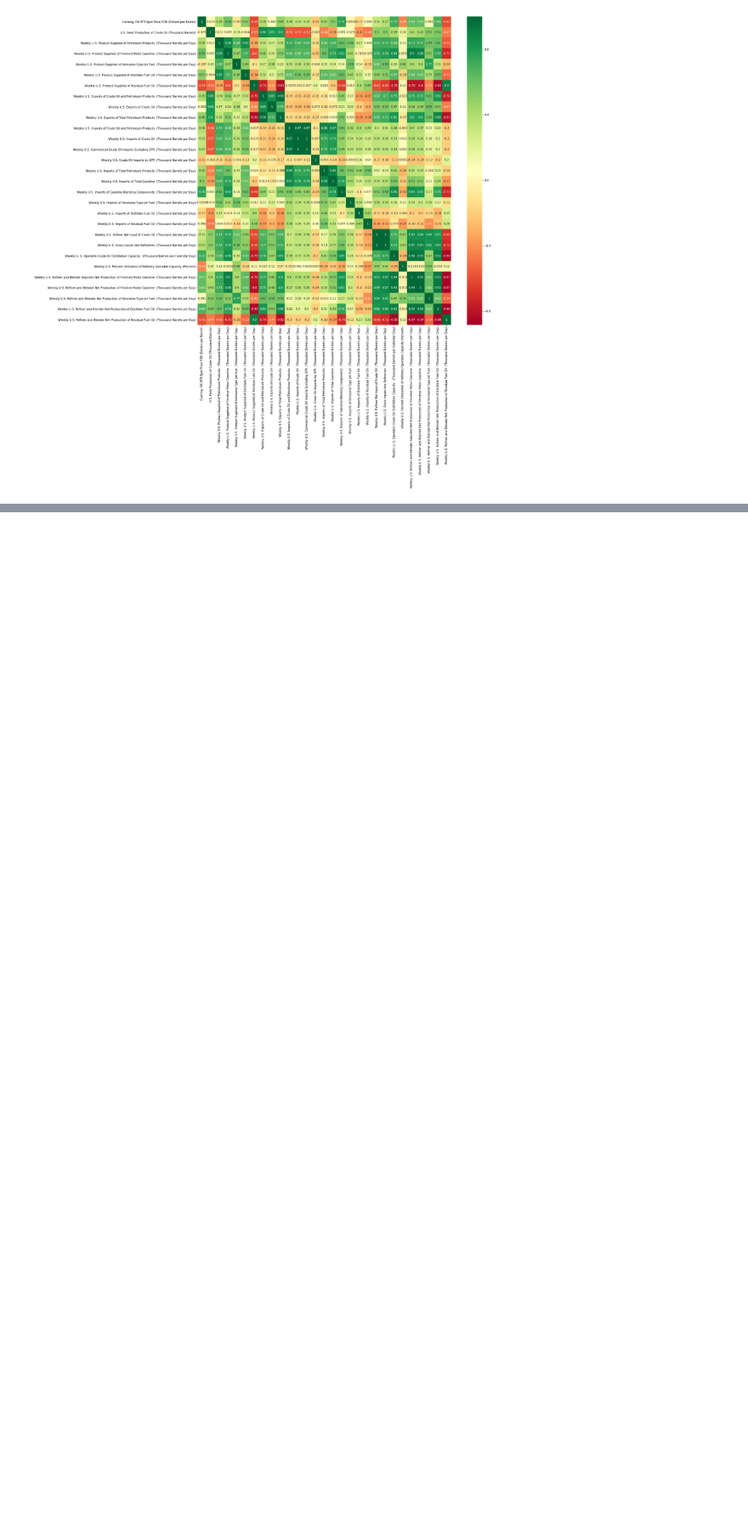
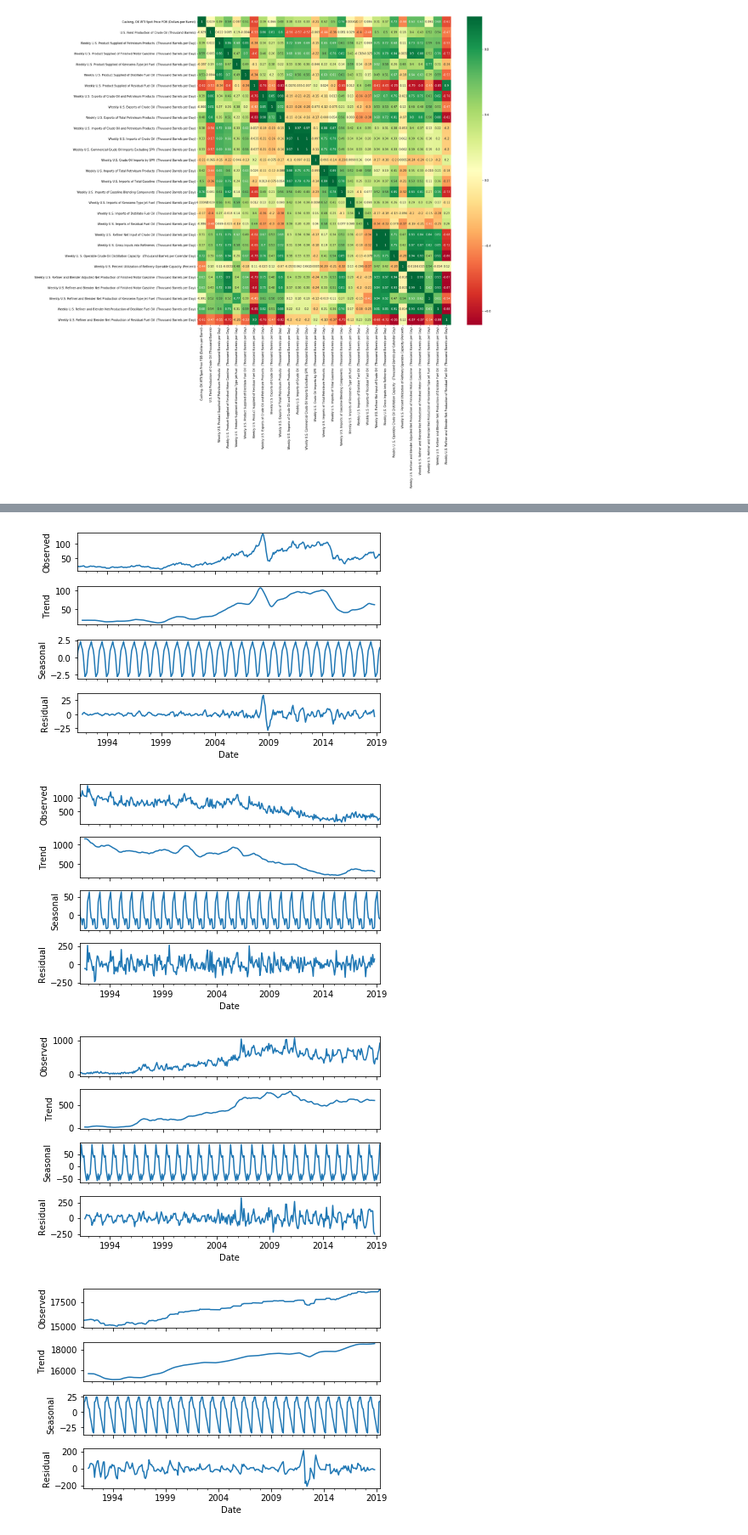
Before and after one commit to VeeLeeKoh/inventors_sprint, a Jupyter notebook: VAR model.ipynb, the cells around one changed output, grey strips where cells are left out. Shown at 85% size. Drawn from its saved outputs; the diff is of its cells as text; code cells hidden in the pictures; blank space fills up the shorter version.

```diff
--- a/Sprint_Handling NaN .ipynb
+++ b/VAR model.ipynb
@@ -133,9 +97,11 @@ g=sns.heatmap(test[top_corr_features].corr(),annot=True,cmap="RdYlGn")
 # %% [output]
 [figure]
 # %%
+# choosing parameters based on their corr
 matrix = test[top_corr_features].corr()
-matrix["Cushing, OK WTI Spot Price FOB (Dollars per Barrel)"].sort_values()
-chosen = matrix["Cushing, OK WTI Spot Price FOB (Dollars per Barrel)"][np.absolute(matrix["Cushing, OK WTI Spot Price FOB (Dollars per Barrel)"])> 0.1]
+
+threshold = 0.6
+chosen = matrix["Cushing, OK WTI Spot Price FOB (Dollars per Barrel)"][np.absolute(matrix["Cushing, OK WTI Spot Price FOB (Dollars per Barrel)"])> threshold]
 chosenCol = chosen.index
 chosenCol
 # %% [output]
@@ -196,0 +155,9 @@ train['Cushing, OK WTI Spot Price FOB (Dollars per Barrel)'].plot()
+# %%
+for col in chosenCol:
+    result = seasonal_decompose(test[col],model = 'additive')
+    result.plot()
+# %% [output]
+[figure, added]
+[figure, added]
+[figure, added]
+[figure, added]
```
Also changed, not shown: parts of 13 cells of this notebook.
